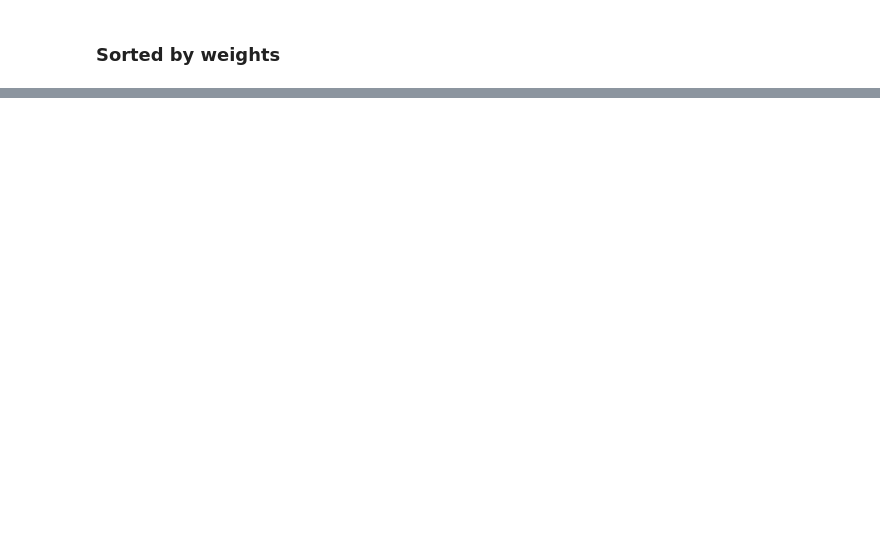
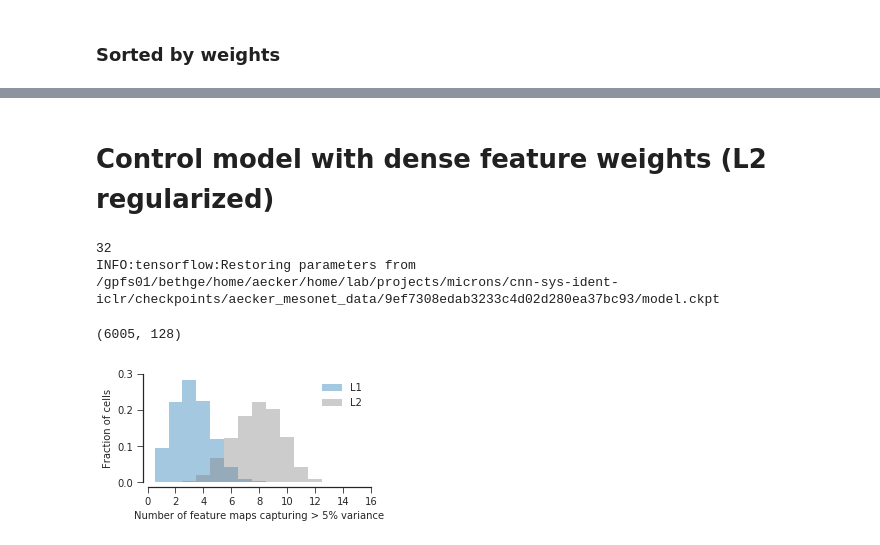
Before and after one commit to aecker/cnn-sys-ident, a Jupyter notebook: analysis/paper/feature-weights.ipynb, the cells around one changed output, grey strips where cells are left out. Drawn from its saved outputs; the diff is of its cells as text; code cells hidden in the pictures; blank space fills up the shorter version.

```diff
--- a/analysis/paper/feature-weights.ipynb
+++ b/analysis/paper/feature-weights.ipynb
@@ -152,0 +152,42 @@ Use Pillow's ``Image.fromarray`` directly instead.
+# %% [markdown]
+# Control model with dense feature weights (L2 regularized)
+# %%
+num_filters = 16
+num_rotations = 8
+data_key = dict(data_hash='cfcd208495d565ef66e7dff9f98764da')
+model_rel = MODELS['HermiteDenseSeparate'] * MultiDataset() & data_key \
+    & 'positive_feature_weights=False AND shared_biases=False' \
+    & {'num_filters_2': num_filters}
+print(len(Fit() * model_rel))
+key_2 = (Fit() * model_rel).fetch(dj.key, order_by='val_loss', limit=1)[0]
+model_2 = Fit().load_model(key_2)
+# %% [output]
+32
+INFO:tensorflow:Restoring parameters from /gpfs01/bethge/home/aecker/home/lab/projects/microns/cnn-sys-ident-iclr/checkpoints/aecker_mesonet_data/9ef7308edab3233c4d02d280ea37bc93/model.ckpt
+# %%
+w_2 = model_2.base.evaluate(model_2.readout.feature_weights)
+ww_2 = w_2.reshape([-1, num_rotations, num_filters])
+print(w_2.shape)
+# %% [output]
+(6005, 128)
+# %%
+p = 0.05
+w_norm_2 = w_2 / np.sqrt(np.sum(w_2 ** 2, axis=1, keepdims=True))
+w_marg_2 = w_norm_2.reshape([-1, num_rotations, num_filters])
+w_marg_2 = np.sum(w_marg_2 ** 2, axis=1)
+active_2 = (w_marg_2 > p).sum(axis=1)
+
+plt.figure(figsize=(4, 2))
+sns.distplot(active, bins=np.arange(16)+0.5, kde=False, norm_hist=True)
+sns.distplot(active_2, bins=np.arange(16)+0.5, kde=False, norm_hist=True, color=(0.5, 0.5, 0.5))
+plt.xlabel('Number of feature maps capturing > 5% variance')
+plt.ylabel('Fraction of cells')
+plt.xlim([0, 16])
+plt.ylim([0, 0.3])
+plt.xticks(range(0, 17, 2))
+plt.legend(['L1', 'L2'])
+sns.despine(offset=5)
+plt.savefig('figures/feature_weights_sparse.eps', format='eps')
+plt.show()
+# %% [output]
+[figure, added]
```
Also changed, not shown: parts of 8 cells of this notebook, 8 other files.
